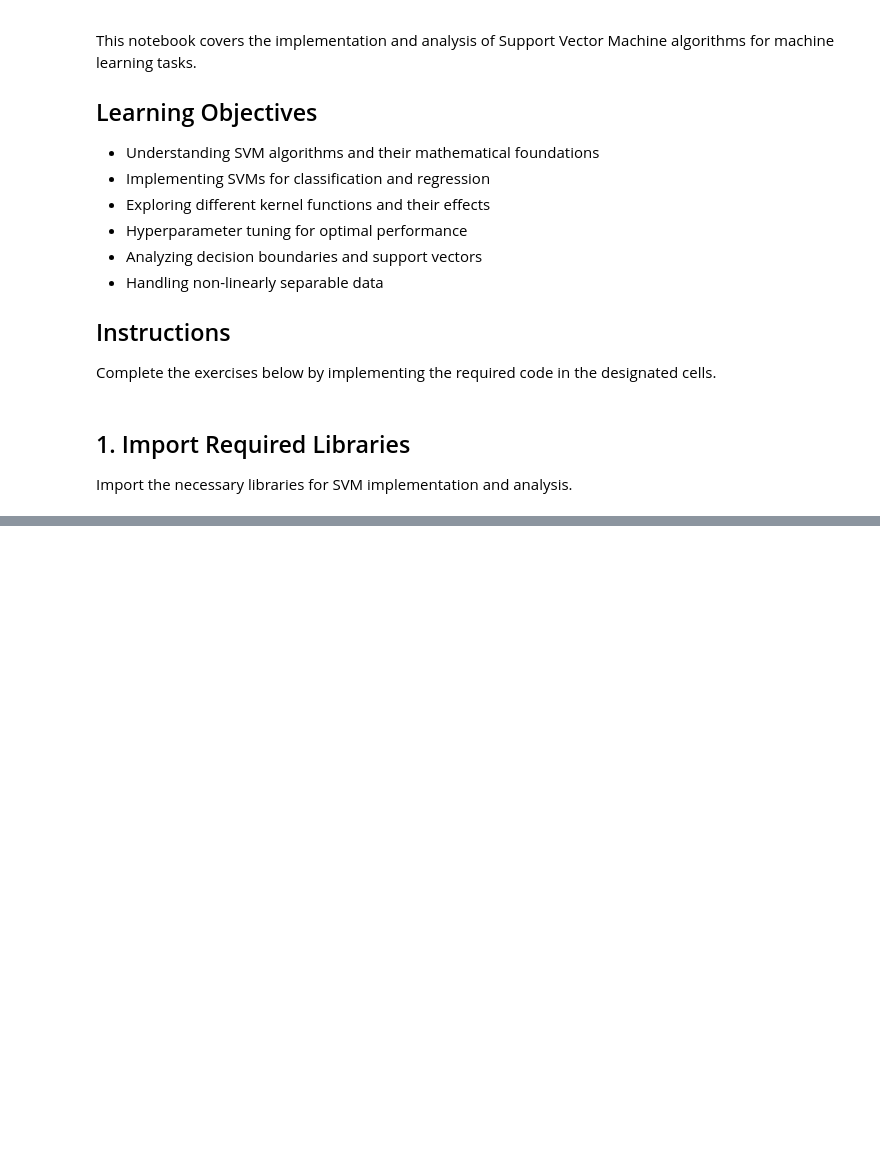
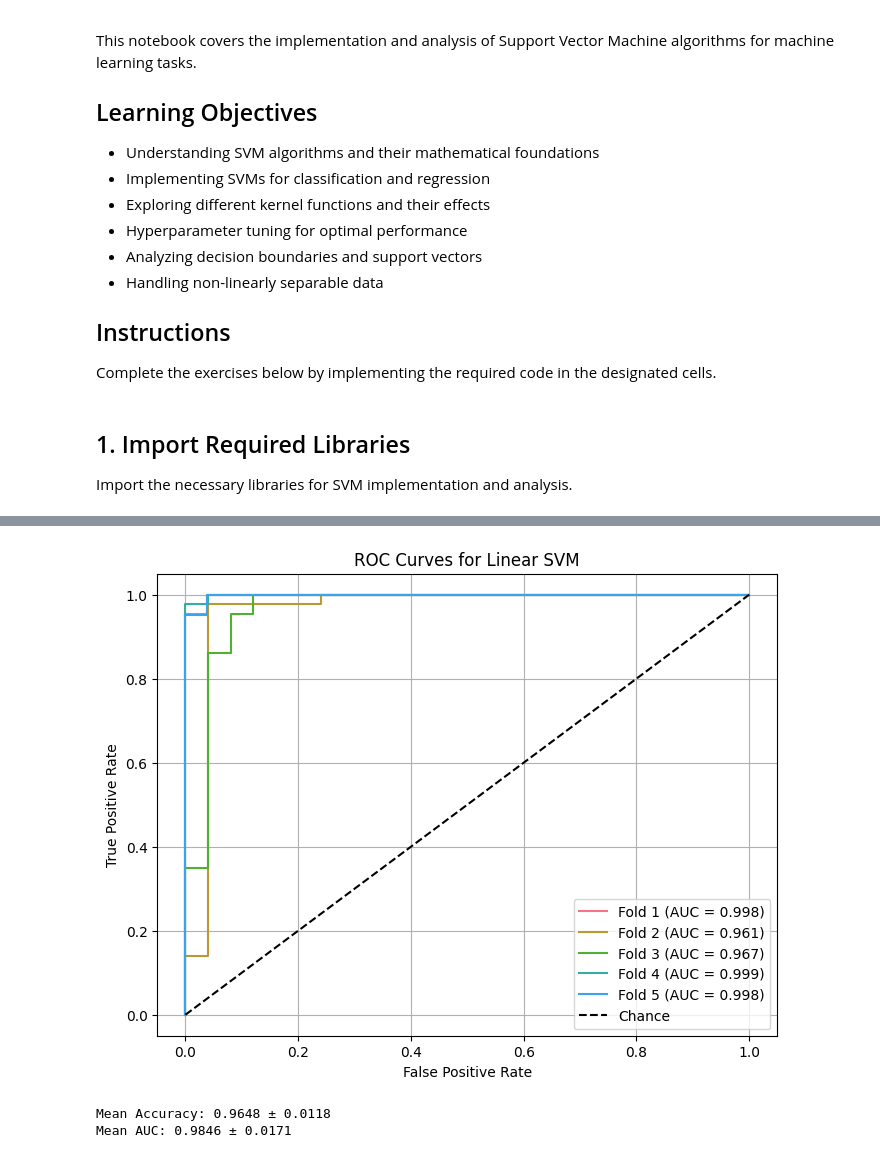
Before and after one commit to SigurdRiseth/idatg2208-assignment-2, a Jupyter notebook: notebooks/03_Support_Vector_Machines.ipynb, the cells around one changed output, grey strips where cells are left out. Cells and saved outputs as stored; diff of their text form; code cells hidden in the pictures; blank space fills up the shorter version.

Commit message:
Started on SVM classification using SVM.

```diff
--- a/notebooks/03_Support_Vector_Machines.ipynb
+++ b/notebooks/03_Support_Vector_Machines.ipynb
@@ -328,0 +47,16 @@ Summarize the findings from the SVM analysis.
+# %%
+from sklearn.datasets import load_breast_cancer
+
+# Load dataset
+data = load_breast_cancer()
+X = pd.DataFrame(data.data, columns=data.feature_names)
+y = pd.Series(data.target, name="target")
+
+# 60% train, 20% validation, 20% test
+X_train, X_temp, y_train, y_temp = train_test_split(X, y, test_size=0.4, stratify=y, random_state=42)
+X_val, X_test, y_val, y_test = train_test_split(X_temp, y_temp, test_size=0.5, stratify=y_temp, random_state=42)
+
+scaler = StandardScaler()
+X_train_scaled = scaler.fit_transform(X_train)
+X_val_scaled = scaler.transform(X_val)
+X_test_scaled = scaler.transform(X_test)
@@ -328,0 +69,56 @@ Summarize the findings from the SVM analysis.
+# %%
+from sklearn.model_selection import cross_validate, StratifiedKFold
+import numpy as np
+import matplotlib.pyplot as plt
+from sklearn.svm import SVC
+from sklearn.metrics import roc_curve, auc, accuracy_score
+from sklearn.model_selection import StratifiedKFold
+
+# Define CV strategy and model
+cv = StratifiedKFold(n_splits=5, shuffle=True, random_state=42)
+linear_svm = SVC(kernel='linear', probability=True, random_state=42)
+
+accuracies = []
+roc_aucs = []
+
+plt.figure(figsize=(8, 6))
+
+for fold, (train_idx, val_idx) in enumerate(cv.split(X_train_scaled, y_train), start=1):
+    # Split data
+    X_tr, X_val = X_train_scaled[train_idx], X_train_scaled[val_idx]
+    y_tr, y_val = y_train.iloc[train_idx], y_train.iloc[val_idx]
+
+    # Train
+    linear_svm.fit(X_tr, y_tr)
+
+    # Predict
+    y_pred = linear_svm.predict(X_val)
+    y_pred_proba = linear_svm.predict_proba(X_val)[:, 1]
+
+    # Accuracy
+    acc = accuracy_score(y_val, y_pred)
+    accuracies.append(acc)
+
+    # ROC
+    fpr, tpr, _ = roc_curve(y_val, y_pred_proba)
+    roc_auc = auc(fpr, tpr)
+    roc_aucs.append(roc_auc)
+
+    # Plot ROC for this fold
+    plt.plot(fpr, tpr, label=f'Fold {fold} (AUC = {roc_auc:.3f})')
+
+# Plot random line
+plt.plot([0, 1], [0, 1], 'k--', label='Chance')
+plt.xlabel('False Positive Rate')
+plt.ylabel('True Positive Rate')
+plt.title('ROC Curves for Linear SVM')
+plt.legend()
+plt.grid()
+plt.show()
+
+print(f"Mean Accuracy: {np.mean(accuracies):.4f} ± {np.std(accuracies):.4f}")
+print(f"Mean AUC: {np.mean(roc_aucs):.4f} ± {np.std(roc_aucs):.4f}")
+# %% [output]
+[figure, added]
+Mean Accuracy: 0.9648 ± 0.0118
+Mean AUC: 0.9846 ± 0.0171
```
Also changed, not shown: parts of 39 cells of this notebook.
